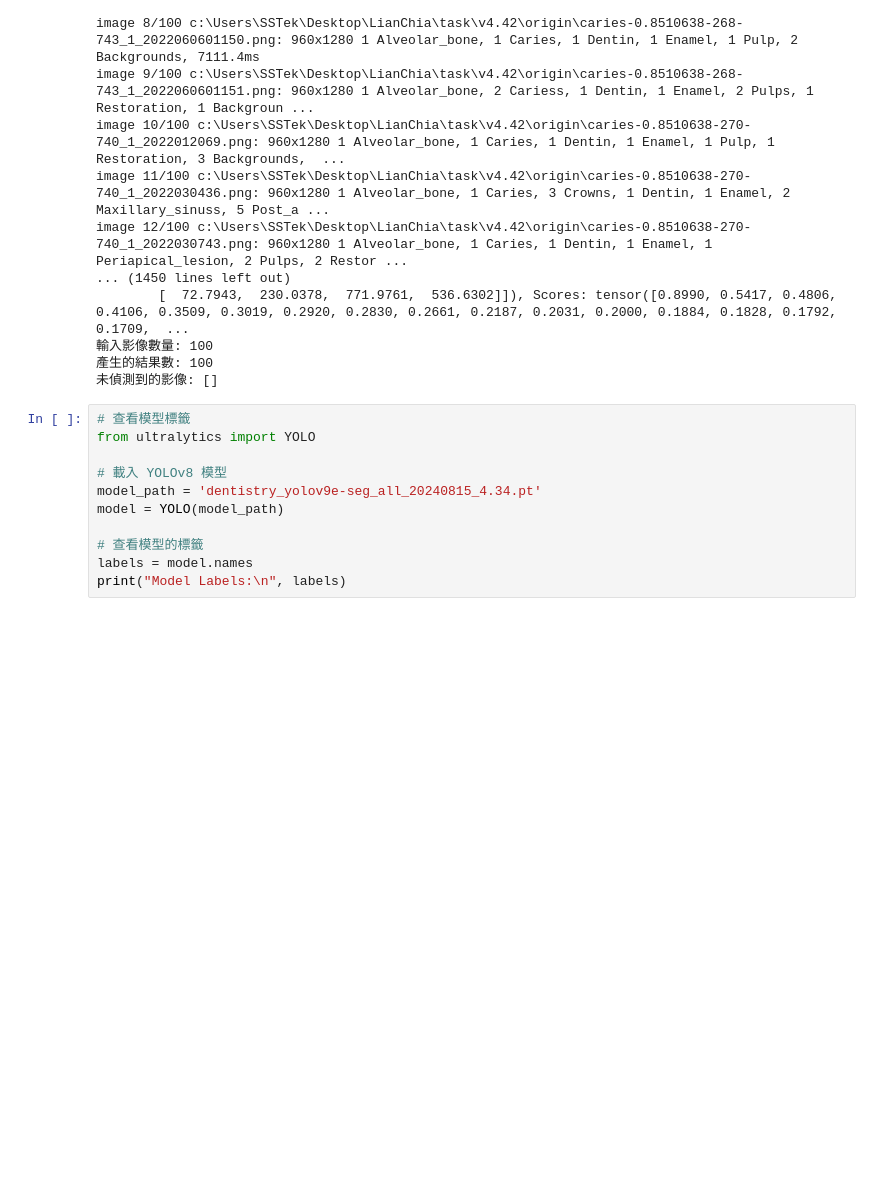
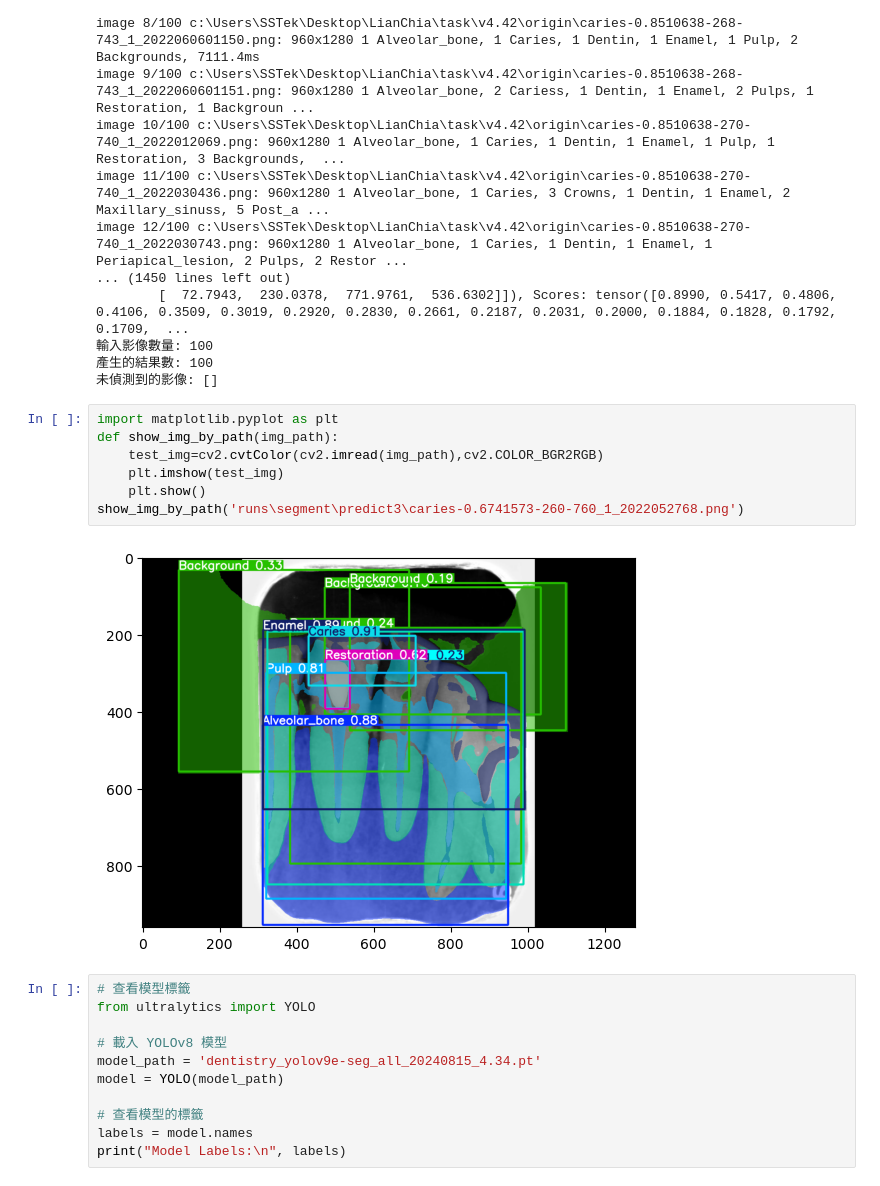
Before and after one commit to LianChia/task, a Jupyter notebook: v4.42/Dental Caries.ipynb, the cells around one changed output. Saved outputs shown, nothing was run; the diff lists cells and outputs as text; blank space fills up the shorter version.

```diff
--- a/v4.42/Dental Caries.ipynb
+++ b/v4.42/Dental Caries.ipynb
@@ -63,6 +63,15 @@ image 12/100 c:\Users\SSTek\Desktop\LianChia\task\v4.42\origin\caries-0.8510638-
 輸入影像數量: 100
 產生的結果數: 100
 未偵測到的影像: []
+# %%
+import matplotlib.pyplot as plt
+def show_img_by_path(img_path):
+    test_img=cv2.cvtColor(cv2.imread(img_path),cv2.COLOR_BGR2RGB)
+    plt.imshow(test_img)
+    plt.show()
+show_img_by_path('runs\segment\predict3\caries-0.6741573-260-760_1_2022052768.png')
+# %% [output]
+[figure, added]
 # %%
 # 查看模型標籤
 from ultralytics import YOLO
```
Also changed, not shown: parts of 1 cell of this notebook.
